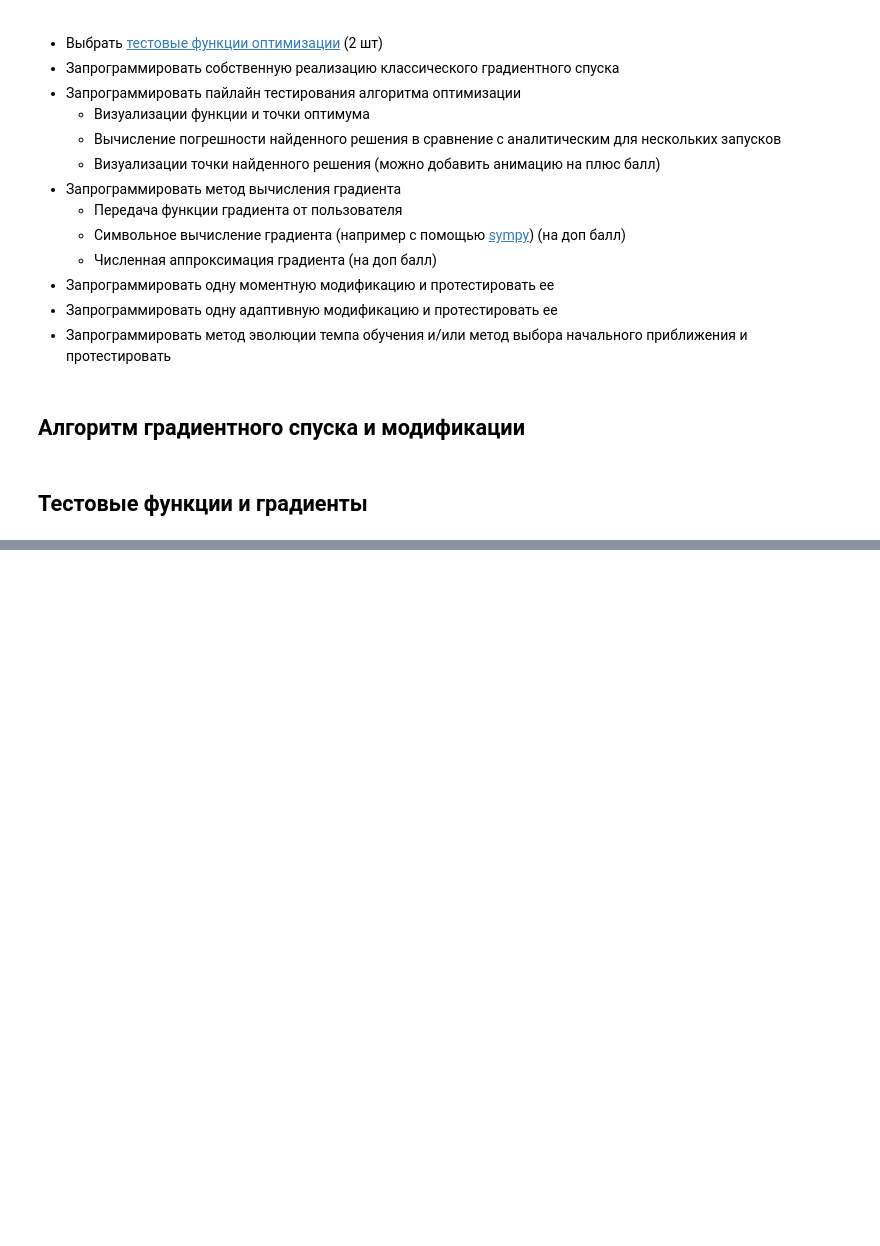
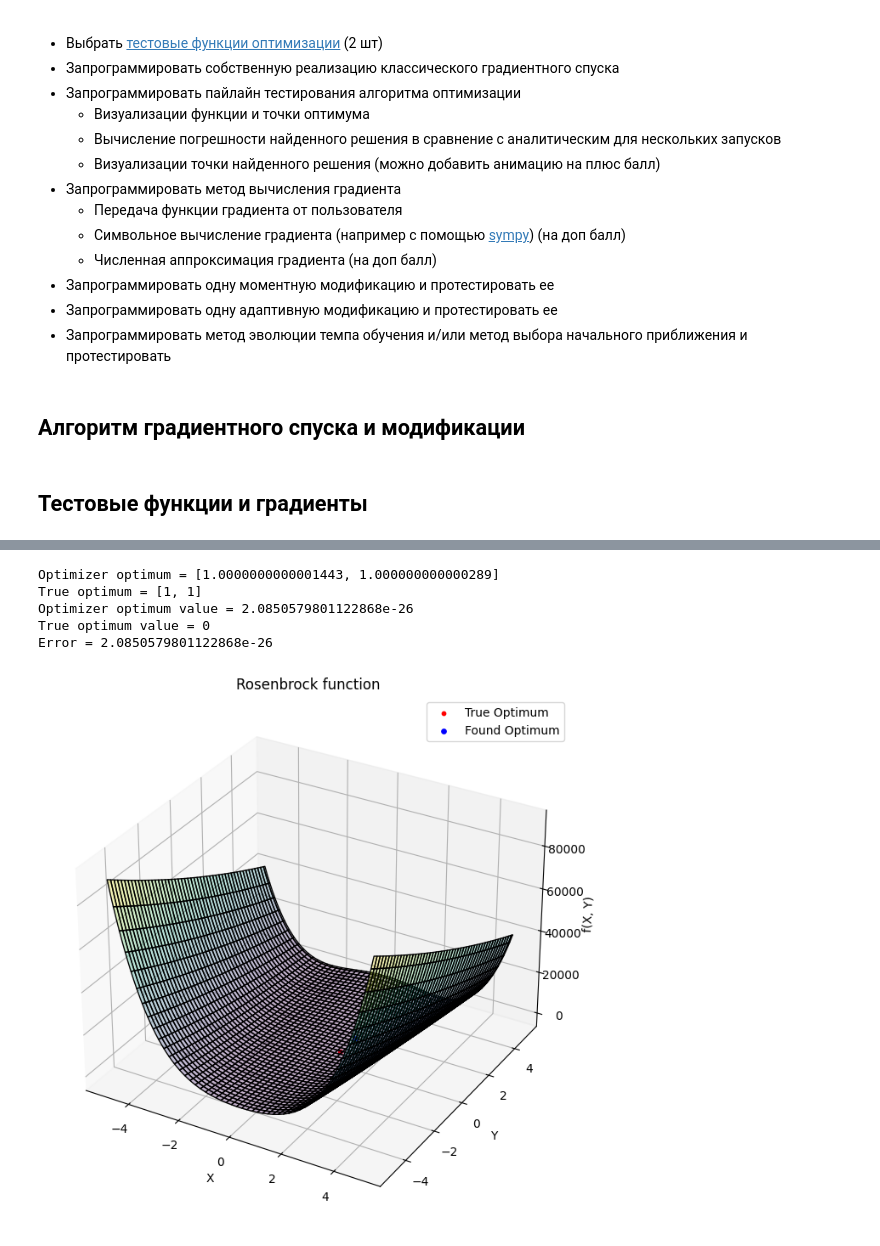
Before and after one commit to pyMakSid/AI_Fundamentals_SidorovM, a Jupyter notebook: lab_1.ipynb, the cells around one changed output, grey strips where cells are left out. Saved outputs shown, nothing was run; the diff lists cells and outputs as text; code cells hidden in the pictures; blank space fills up the shorter version.

```diff
--- a/lab_1.ipynb
+++ b/lab_1.ipynb
@@ -98,0 +166,9 @@ def himmelblau_grad(x, y):
+# %%
+test_func(gradient_descent_moment, rosenbrock, rosenbrock_grad, [2, 2], rosenbrock_optimum(), "Rosenbrock function")
+# %% [output]
+Optimizer optimum = [1.0000000000001443, 1.000000000000289]
+True optimum = [1, 1]
+Optimizer optimum value = 2.0850579801122868e-26
+True optimum value = 0
+Error = 2.0850579801122868e-26
+[figure, added]
```
Also changed, not shown: parts of 17 cells of this notebook, 2 other files.
